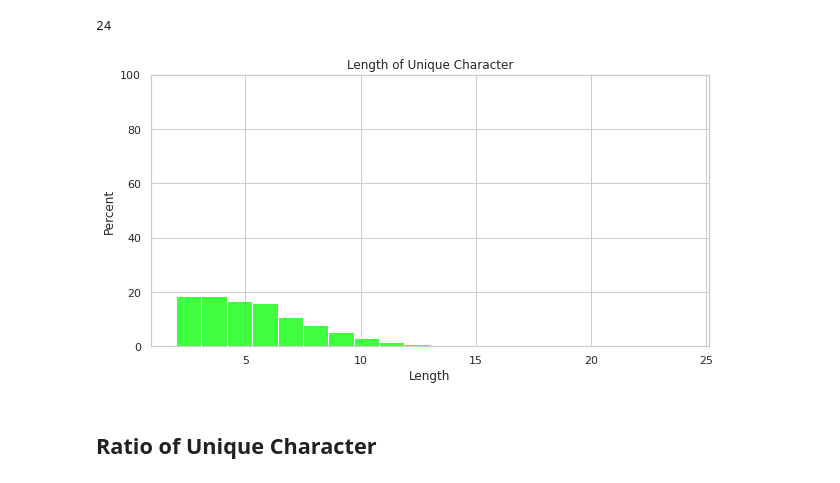
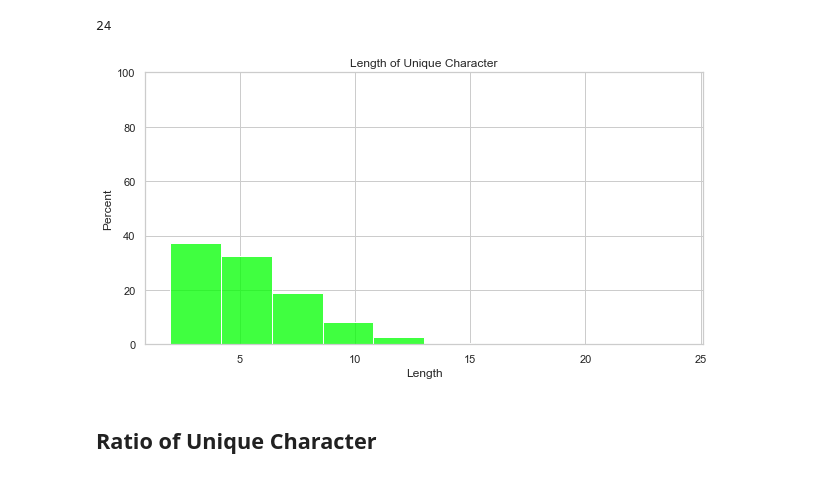
Before and after one commit to YeHoonJang/archive_for_everything, a Jupyter notebook: project_univ/pknu/sanhak_seminar/11st/0608_assignment.ipynb, the cells around one changed output. Cells and saved outputs as stored; diff of their text form; code cells hidden in the pictures.

```diff
--- a/project_univ/pknu/sanhak_seminar/11st/0608_assignment.ipynb
+++ b/project_univ/pknu/sanhak_seminar/11st/0608_assignment.ipynb
@@ -82,11 +92,21 @@ df["term_unique"].max()
 # %%
 fig = plt.figure(figsize=(10, 5))
 sns.set_theme(style='whitegrid')
-sns.histplot(data=df["term_unique"], color="lime", stat="percent", bins=20, element="bars", cumulative=False).set(title="Length of Unique Character", xlabel="Length", ylabel="Percent")
+sns.histplot(
+    data=df["term_unique"],
+    color="lime",
+    stat="percent",
+    bins=10,
+    element="bars",
+    cumulative=False
+).set(
+    title="Length of Unique Character",
+    xlabel="Length",
+    ylabel="Percent")
 plt.ylim(0, 100)
 plt.show()
 # %% [output]
-[figure, old version]
+[figure, new version]
 # %% [markdown]
 ## Ratio of Unique Character
 # %%
```
Also changed, not shown: parts of 15 cells of this notebook.
